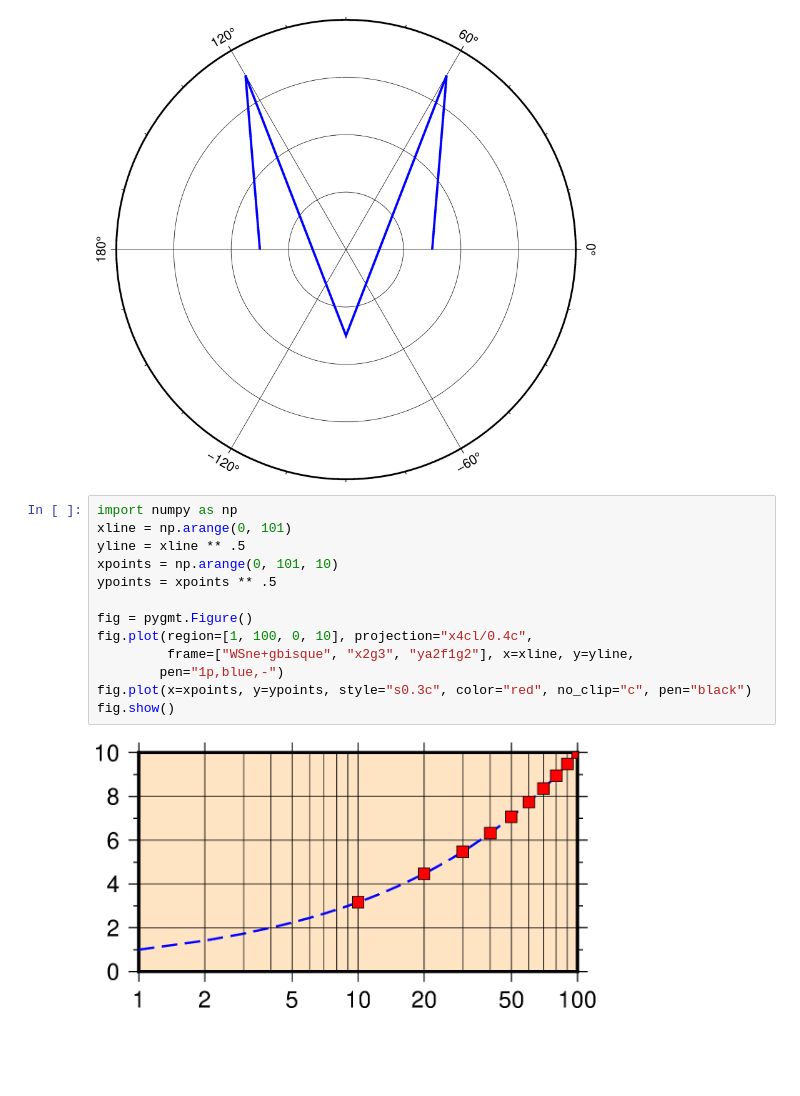
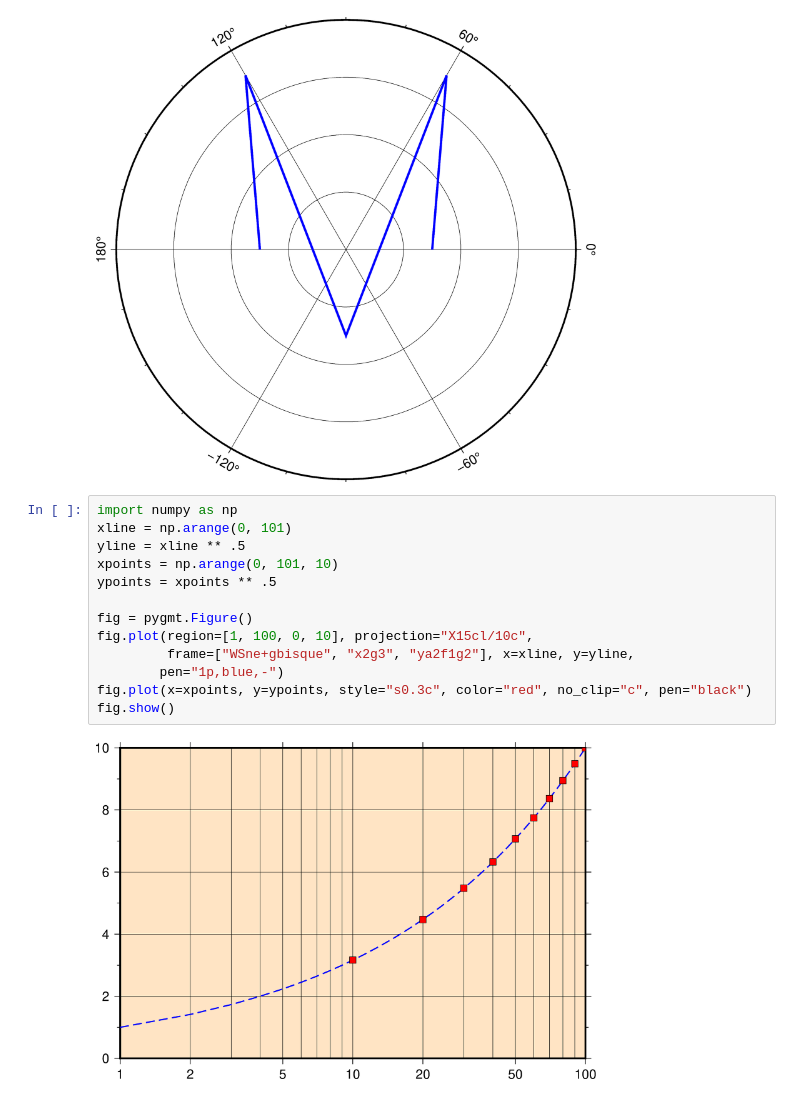
Before and after one commit to willschlitzer/learn-pygmt, a Jupyter notebook: nongeo.ipynb, the cells around one changed output. Cells and saved outputs as stored; diff of their text form; blank space fills up the shorter version.

```diff
--- a/nongeo.ipynb
+++ b/nongeo.ipynb
@@ -37,18 +37,18 @@ fig.show()
 # %%
 import numpy as np
 xline = np.arange(0, 101)
 yline = xline ** .5
 xpoints = np.arange(0, 101, 10)
 ypoints = xpoints ** .5
 
 fig = pygmt.Figure()
-fig.plot(region=[1, 100, 0, 10], projection="x4cl/0.4c",
+fig.plot(region=[1, 100, 0, 10], projection="X15cl/10c",
          frame=["WSne+gbisque", "x2g3", "ya2f1g2"], x=xline, y=yline,
         pen="1p,blue,-")
 fig.plot(x=xpoints, y=ypoints, style="s0.3c", color="red", no_clip="c", pen="black")
 fig.show()
 # %% [output]
-[figure, old version]
+[figure, new version]
 # %%
 import numpy as np
 yvalues = np.arange(0, 11)
```
Also changed, not shown: parts of 2 cells of this notebook.
